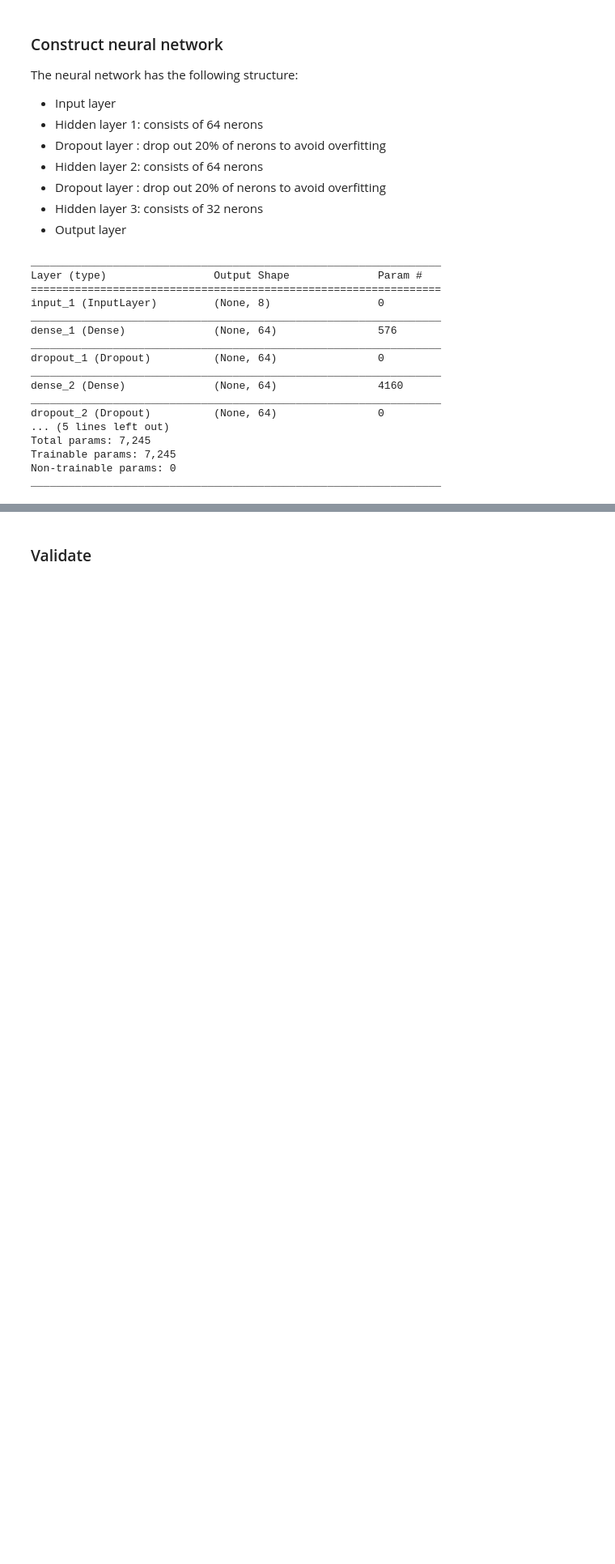
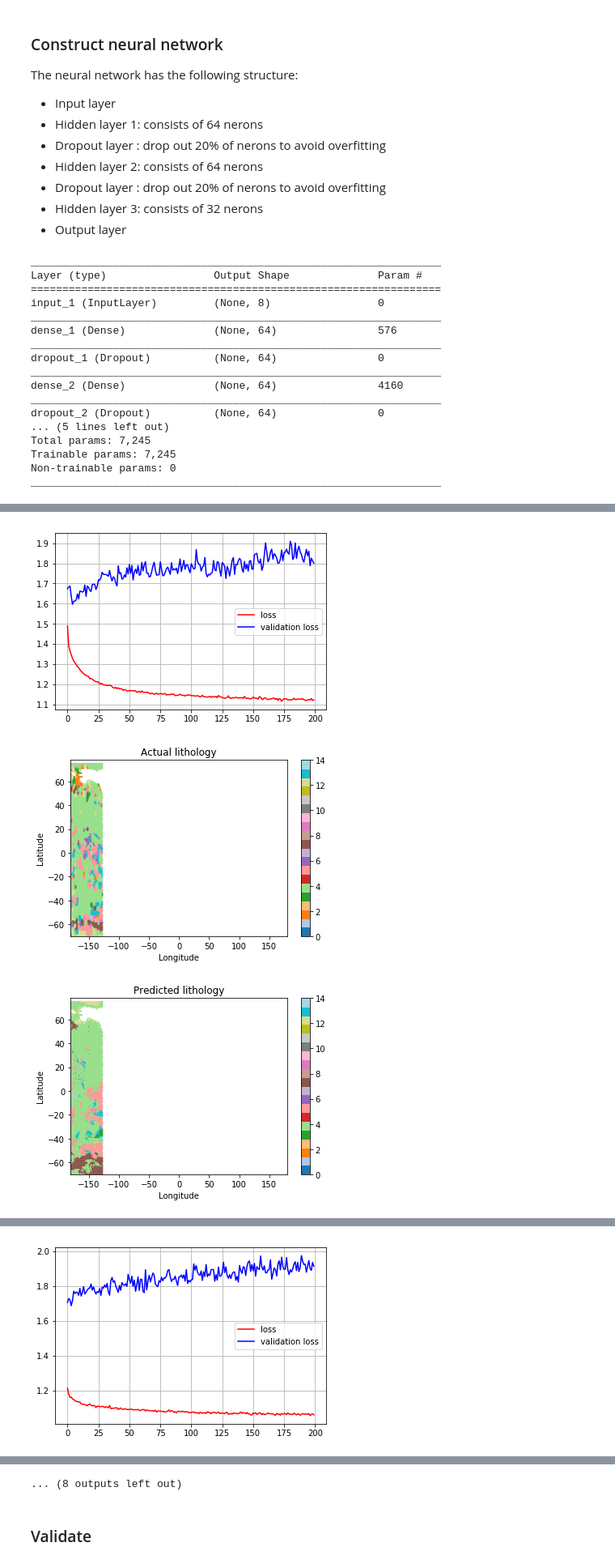
Before and after one commit to joyceyuu/sea, a Jupyter notebook: Keras Lithology 2.ipynb, the cells around one changed output, grey strips where cells are left out. Shown at 81% size. Drawn from its saved outputs; the diff is of its cells as text; code cells hidden in the pictures; blank space fills up the shorter version.

Commit message:
5 fold with validation_split

```diff
--- a/Keras Lithology 2.ipynb
+++ b/Keras Lithology 2.ipynb
@@ -33,14 +33,14 @@ y = dfdata["lithology"].values
 
 # plot lithology vesus longitude and latitude
 def draw_global(lon, lat, y, title, cmap="tab20", vmin=0, vmax=14):
-    sc = plt.scatter(lon, lat, s=0.5, c=y, cmap=cmap, vmin=vmin, vmax=vmax)
-    plt.title(title)
-    plt.xlim([-180, 180])
-    plt.ylim([-70, 78])
-    plt.xlabel("Longitude")
-    plt.ylabel("Latitude")
-    plt.colorbar(sc)
-    plt.show()
+    sc = pl.scatter(lon, lat, s=0.5, c=y, cmap=cmap, vmin=vmin, vmax=vmax)
+    pl.title(title)
+    pl.xlim([-180, 180])
+    pl.ylim([-70, 78])
+    pl.xlabel("Longitude")
+    pl.ylabel("Latitude")
+    pl.colorbar(sc)
+    pl.show()
 draw_global(lon, lat, y, "Lithology along longitude and latitude")
 # %% [output]
 [figure]
@@ -169,17 +169,34 @@ _________________________________________________________________
 # %%
 # parameters for training
 epochs = 200
-batch_size = 3
+batch_size = 5
 verbose = True
 
 # use 5 fold cross validation without shuffle
 kfold = KFold(n_splits=5, random_state=seed)
+lon = dfdata["longitude"].values
+lat = dfdata["latitude"].values
 
 # training
 prediction = np.zeros((N, numclass))
 for train_ind, test_ind in kfold.split(X):
     train_X, train_Y = X[train_ind], dummy_Y[train_ind]
-    model.fit(train_X, train_Y, epochs=epochs, batch_size=batch_size, verbose=verbose, class_weight=weight)
+    # record loss in training and validation
+    history = History()
+    model.fit(train_X, train_Y, epochs=epochs, batch_size=batch_size, verbose=verbose, class_weight=weight,
+              validation_split=0.2, shuffle=True, callbacks=[history])
+    # plot loss versus epochs
+    loss = history.history["loss"]
+    val_loss = history.history["val_loss"]
+    pl.plot(history.epoch, loss, "r-", label="loss")
+    pl.plot(history.epoch, val_loss, "b-", label="validation loss")
+    pl.grid()
+    pl.legend()
+    pl.show()
+    # predict and draw scatterplot for prediction set
     mu = model.predict(X[test_ind])
     prediction[test_ind, :] = mu
+    mean = np.argmax(mu, axis=1)
+    draw_global(lon[test_ind], lat[test_ind], Y[test_ind] + 1, "Actual lithology")
+    draw_global(lon[test_ind], lat[test_ind], mean + 1, "Predicted lithology")
 # %% [output]
@@ -202,0 +220,3 @@ Epoch 91/200
+[figure, added]
+[figure, added]
+[figure, added]
@@ -203,0 +240 @@ KeyboardInterrupt:
+[figure, added]
@@ -204,3 +263,4 @@ KeyboardInterrupt:
+... (8 outputs left out)
 # %% [markdown]
 ### Validate
 # %%
```
Also changed, not shown: parts of 6 cells of this notebook.
